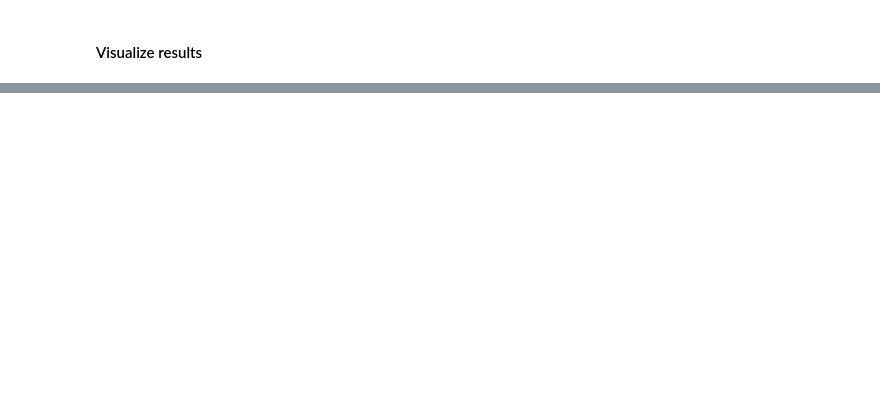
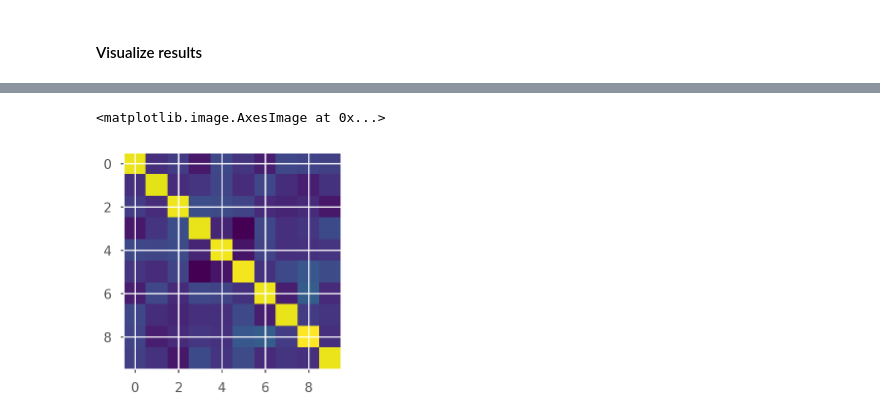
Before and after one commit to dung-n-tran/speech-enhancement-beamforming, a Jupyter notebook: playground_baseline_dictionary_various_training_snapshots_various_noise_interferences.ipynb, the cells around one changed output, grey strips where cells are left out. Cells and saved outputs as stored; diff of their text form; code cells hidden in the pictures; blank space fills up the shorter version.

```diff
--- a/playground_baseline_dictionary_various_training_snapshots_various_noise_interferences.ipynb
+++ b/playground_baseline_dictionary_various_training_snapshots_various_noise_interferences.ipynb
@@ -228,0 +391,6 @@ fig.savefig("baseline_dl_mvdr_various_interferences.jpg", dpi=600)
+# %%
+xx = sv + nv
+Rxx = xx.dot(xx.transpose().conjugate())
+Rsv = sv.dot(sv.transpose().conjugate())
+Rnv = nv.dot(nv.transpose().conjugate())
+np.linalg.norm(Rxx - Rsv - Rnv)
@@ -228,0 +419,6 @@ fig.savefig("baseline_dl_mvdr_various_interferences.jpg", dpi=600)
+# %%
+A = np.linalg.inv(Rnv)
+plt.imshow(np.log(np.abs(A)))
+# %% [output]
+<matplotlib.image.AxesImage at 0x...>
+[figure, added]
```
Also changed, not shown: parts of 13 cells of this notebook, 4 other files.
